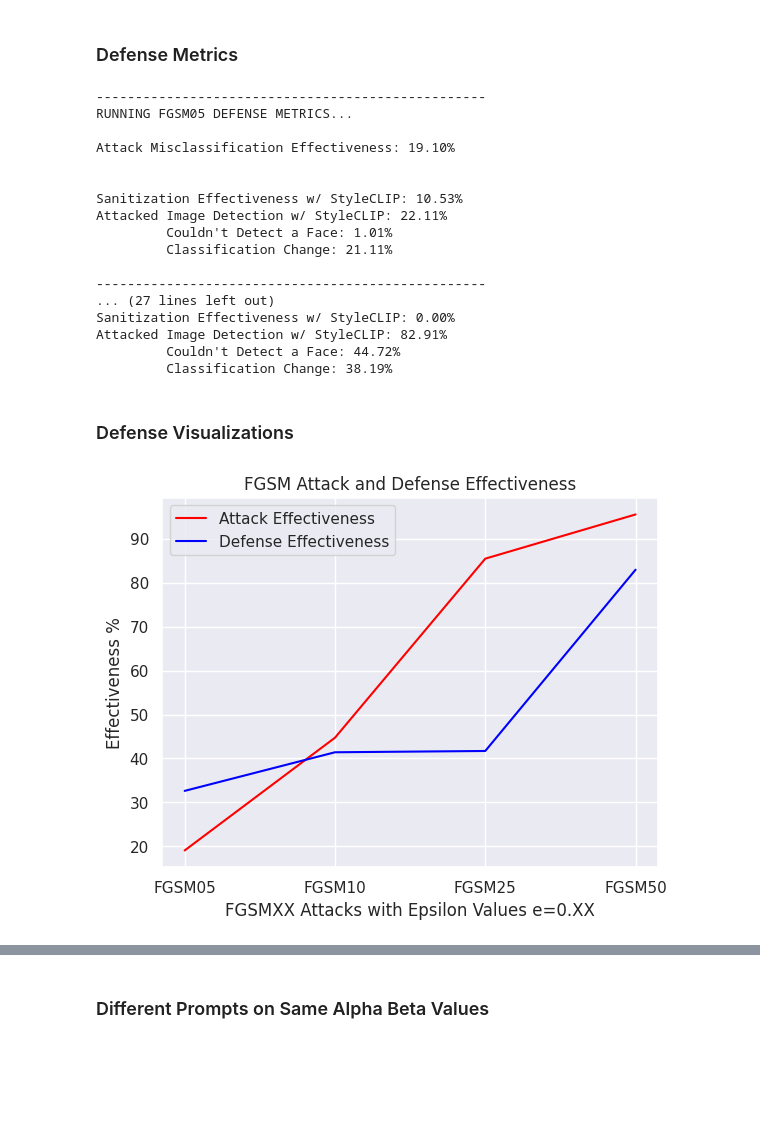
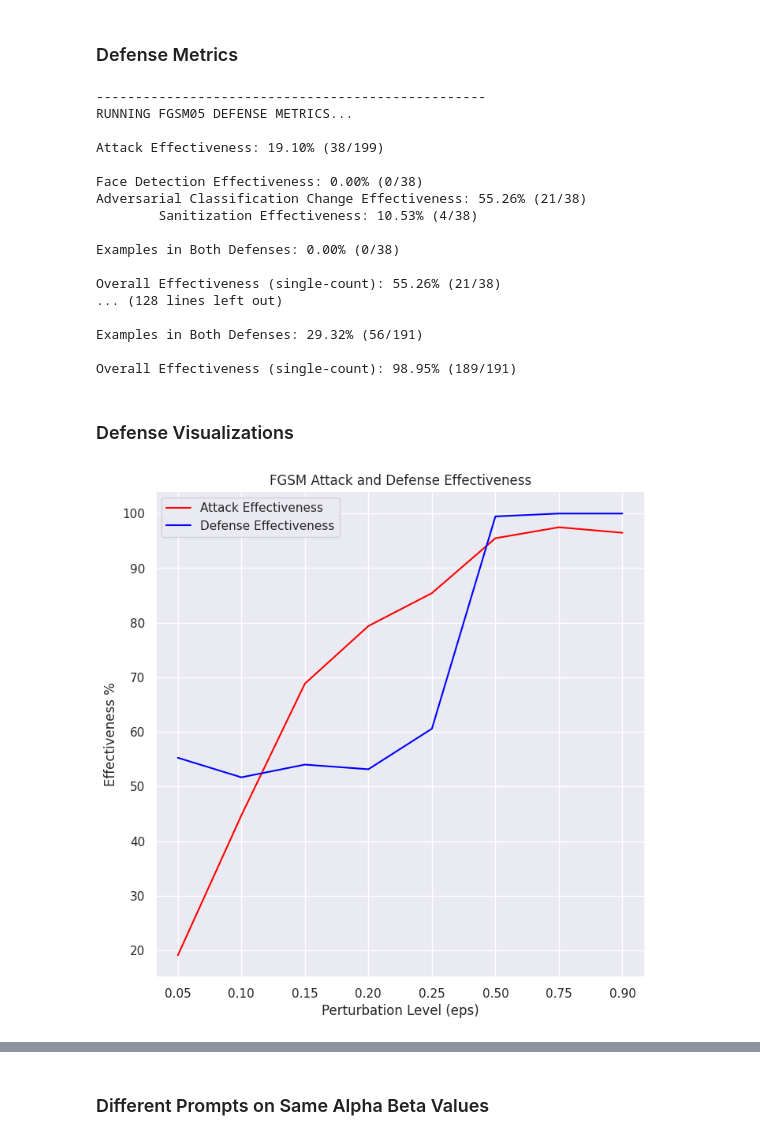
Before and after one commit to hassledw/StyleCLIP_Defense, a Jupyter notebook: celeb_metrics.ipynb, the cells around one changed output, grey strips where cells are left out. Drawn from its saved outputs; the diff is of its cells as text; code cells hidden in the pictures; blank space fills up the shorter version.

Commit message:
fixed metrics

```diff
--- a/celeb_metrics.ipynb
+++ b/celeb_metrics.ipynb
@@ -156,53 +160,58 @@ def print_defense_metrics(attackname, attack_df, defense_df, detected_df, test_d
 # %%
 fgsm05_def_eff, fgsm05_att_eff, fgsm05defense = print_defense_metrics("FGSM05", fgsm05_attack_df, fgsm05_defend_df, fgsm05_detected_df)
 fgsm10_def_eff, fgsm10_att_eff, fgsm10defense = print_defense_metrics("FGSM10", fgsm10_attack_df, fgsm10_defend_df, fgsm10_detected_df)
+fgsm15_def_eff, fgsm15_att_eff, fgsm15defense = print_defense_metrics("FGSM15", fgsm15_attack_df, fgsm15_defend_df, fgsm15_detected_df)
+fgsm20_def_eff, fgsm20_att_eff, fgsm20defense = print_defense_metrics("FGSM20", fgsm20_attack_df, fgsm20_defend_df, fgsm20_detected_df)
 fgsm25_def_eff, fgsm25_att_eff, fgsm25defense = print_defense_metrics("FGSM25", fgsm25_attack_df, fgsm25_defend_df, fgsm25_detected_df)
 fgsm50_def_eff, fgsm50_att_eff, fgsm50defense = print_defense_metrics("FGSM50", fgsm50_attack_df, fgsm50_defend_df, fgsm50_detected_df)
+fgsm75_def_eff, fgsm75_att_eff, fgsm75defense = print_defense_metrics("FGSM75", fgsm75_attack_df, fgsm75_defend_df, fgsm75_detected_df)
+fgsm90_def_eff, fgsm90_att_eff, fgsm90defense = print_defense_metrics("FGSM90", fgsm90_attack_df, fgsm90_defend_df, fgsm90_detected_df)
 
-# pgd1010_def_eff, pgd1010_att_eff = print_defense_metrics("PGD1010", pgd1010_attack_df, pgd1010_defend_df, pgd1010_detected_df)
-# pgd2010_def_eff, pgd2010_att_eff =print_defense_metrics("PGD2010", pgd2010_attack_df, pgd2010_defend_df, pgd2010_detected_df)
-# pgd5050_def_eff, pgd5050_att_eff =print_defense_metrics("PGD5050", pgd5050_attack_df, pgd5050_defend_df, pgd5050_detected_df)
+pgd1010_def_eff, pgd1010_att_eff, _ = print_defense_metrics("PGD1010", pgd1010_attack_df, pgd1010_defend_df, pgd1010_detected_df)
+pgd2010_def_eff, pgd2010_att_eff, _ =print_defense_metrics("PGD2010", pgd2010_attack_df, pgd2010_defend_df, pgd2010_detected_df)
+pgd2020_def_eff, pgd2020_att_eff, _ =print_defense_metrics("PGD2020", pgd2020_attack_df, pgd2020_defend_df, pgd2020_detected_df)
+pgd5050_def_eff, pgd5050_att_eff, _ =print_defense_metrics("PGD5050", pgd5050_attack_df, pgd5050_defend_df, pgd5050_detected_df)
 
 # jitter1010_def_eff, jitter1010_att_eff = print_defense_metrics("Jitter1010", jitter1010_attack_df, jitter1010_defend_df, jitter1010_detected_df)
 # %% [output]
 --------------------------------------------------
 RUNNING FGSM05 DEFENSE METRICS...
 
-Attack Misclassification Effectiveness: 19.10%
+Attack Effectiveness: 19.10% (38/199)
 
+Face Detection Effectiveness: 0.00% (0/38)
+Adversarial Classification Change Effectiveness: 55.26% (21/38)
+        Sanitization Effectiveness: 10.53% (4/38)
 
-Sanitization Effectiveness w/ StyleCLIP: 10.53%
-Attacked Image Detection w/ StyleCLIP: 22.11%
-         Couldn't Detect a Face: 1.01%
-         Classification Change: 21.11%
+Examples in Both Defenses: 0.00% (0/38)
 
---------------------------------------------------
-... (27 lines left out)
-Sanitization Effectiveness w/ StyleCLIP: 0.00%
-Attacked Image Detection w/ StyleCLIP: 82.91%
-         Couldn't Detect a Face: 44.72%
-         Classification Change: 38.19%
+Overall Effectiveness (single-count): 55.26% (21/38)
+... (128 lines left out)
+
+Examples in Both Defenses: 29.32% (56/191)
+
+Overall Effectiveness (single-count): 98.95% (189/191)
 # %% [markdown]
 ### Defense Visualizations
 # %%
 # Sample data
-x = ["FGSM05", "FGSM10", "FGSM25", "FGSM50"]
-y1 = [fgsm05_att_eff, fgsm10_att_eff, fgsm25_att_eff, fgsm50_att_eff]
-y2 = [fgsm05_def_eff, fgsm10_def_eff, fgsm25_def_eff, fgsm50_def_eff]
+x = ["0.05", "0.10", "0.15", "0.20", "0.25", "0.50", "0.75", "0.90"]
+y1 = [fgsm05_att_eff, fgsm10_att_eff, fgsm15_att_eff, fgsm20_att_eff, fgsm25_att_eff, fgsm50_att_eff, fgsm75_att_eff, fgsm90_att_eff]
+y2 = [fgsm05_def_eff, fgsm10_def_eff, fgsm15_def_eff, fgsm20_def_eff, fgsm25_def_eff, fgsm50_def_eff, fgsm75_def_eff, fgsm90_def_eff]
 
 df = pd.DataFrame({'X': x, 'Line 1': y1, 'Line 2': y2})
-
+plt.figure(figsize=(8,8))
 # Use Seaborn to plot the lines
 sns.set(style="darkgrid")
 sns.lineplot(x='X', y='Line 1', data=df, c="red", label='Attack Effectiveness')
 sns.lineplot(x='X', y='Line 2', data=df, c="blue", label='Defense Effectiveness')
 
 # Show the plot
 plt.title("FGSM Attack and Defense Effectiveness")
-plt.xlabel("FGSMXX Attacks with Epsilon Values e=0.XX")
+plt.xlabel("Perturbation Level (eps)")
 plt.ylabel("Effectiveness %")
 plt.legend()
 plt.show()
 # %% [output]
-[figure, old version]
+[figure, new version]
 # %%
```
Also changed, not shown: parts of 8 cells of this notebook, 25 other files.
